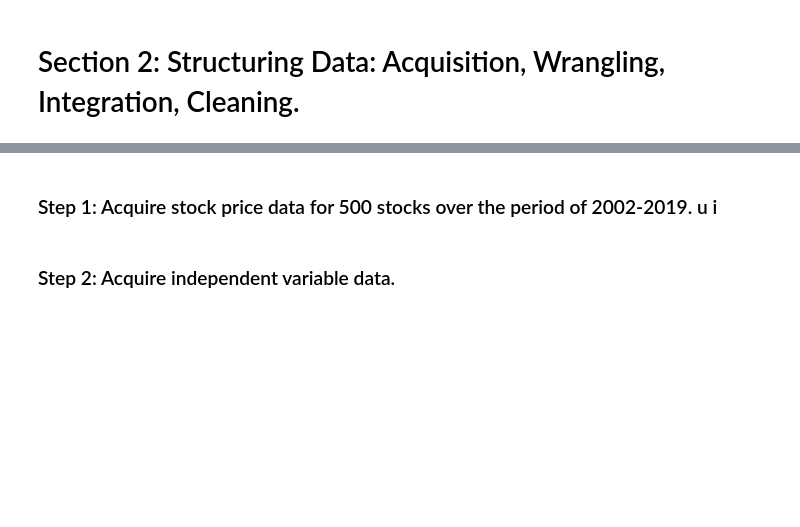
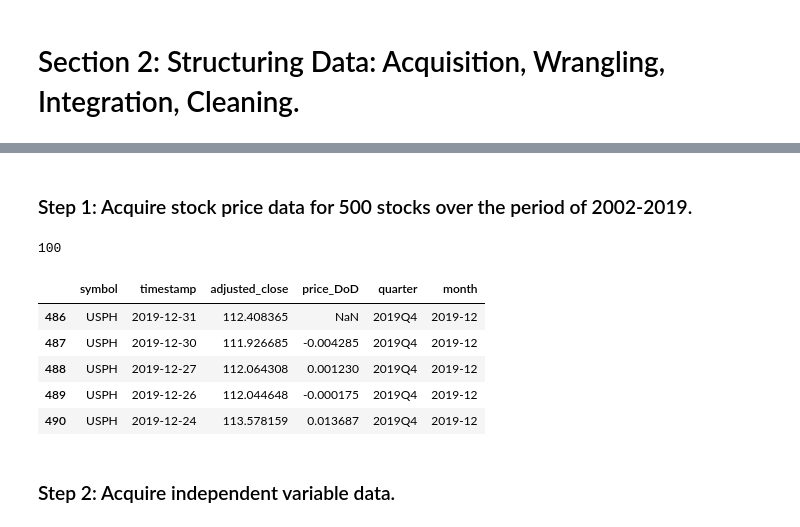
Before and after one commit to stevegbrooks/big-portfolio-learner, a Jupyter notebook: big_portfolio_learner.ipynb, the cells around one changed output, grey strips where cells are left out. Saved outputs shown, nothing was run; the diff lists cells and outputs as text; code cells hidden in the pictures; blank space fills up the shorter version.

```diff
--- a/big_portfolio_learner.ipynb
+++ b/big_portfolio_learner.ipynb
@@ -326,5 +342,35 @@ RMSE = 0.3968487782014986
 # %% [markdown]
-### Step 1: Acquire stock price data for 500 stocks over the period of 2002-2019.  u i
+### Step 1: Acquire stock price data for 500 stocks over the period of 2002-2019.
+# %%
+import math
+
+stock_data_files = os.listdir(in_dir)
+print(len(stock_data_files))
+
+all_stock_data = pd.DataFrame()
+
+for file in stock_data_files:
+    stock_data = pd.read_csv(os.path.join(in_dir, file))
+    all_stock_data = all_stock_data.append(stock_data)
+
+all_stock_data = all_stock_data[['symbol', 'timestamp', 'adjusted_close']]
+all_stock_data['timestamp'] = pd.to_datetime(all_stock_data.timestamp)
+all_stock_data = all_stock_data[all_stock_data['timestamp'] < pd.Timestamp(2020,1,1)]
+all_stock_data['price_DoD'] = all_stock_data['adjusted_close'].pct_change(1)
+
+# add quarter / month column
+all_stock_data['quarter'] = all_stock_data['timestamp'].dt.to_period('Q')
+all_stock_data['month'] = all_stock_data['timestamp'].dt.to_period('M')
+
+all_stock_data.head()
+# %% [output]
+100
+|  | symbol | timestamp | adjusted_close | price_DoD | quarter | month |
+| 486 | USPH | 2019-12-31 | 112.408365 | NaN | 2019Q4 | 2019-12 |
+| 487 | USPH | 2019-12-30 | 111.926685 | -0.004285 | 2019Q4 | 2019-12 |
+| 488 | USPH | 2019-12-27 | 112.064308 | 0.001230 | 2019Q4 | 2019-12 |
+| 489 | USPH | 2019-12-26 | 112.044648 | -0.000175 | 2019Q4 | 2019-12 |
+| 490 | USPH | 2019-12-24 | 113.578159 | 0.013687 | 2019Q4 | 2019-12 |
 # %% [markdown]
 ### Step 2: Acquire independent variable data.
 # %% [markdown]
```
Also changed, not shown: parts of 17 cells of this notebook.
